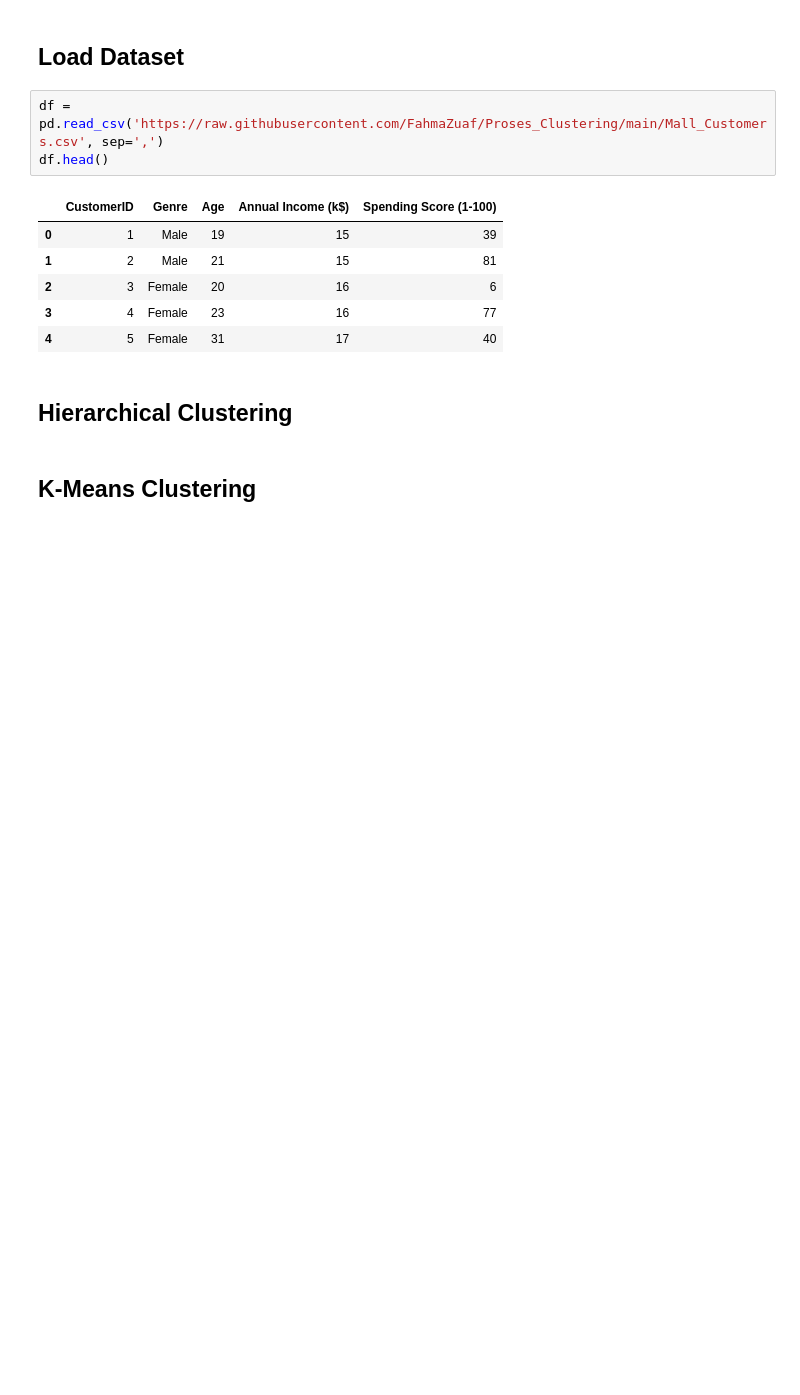
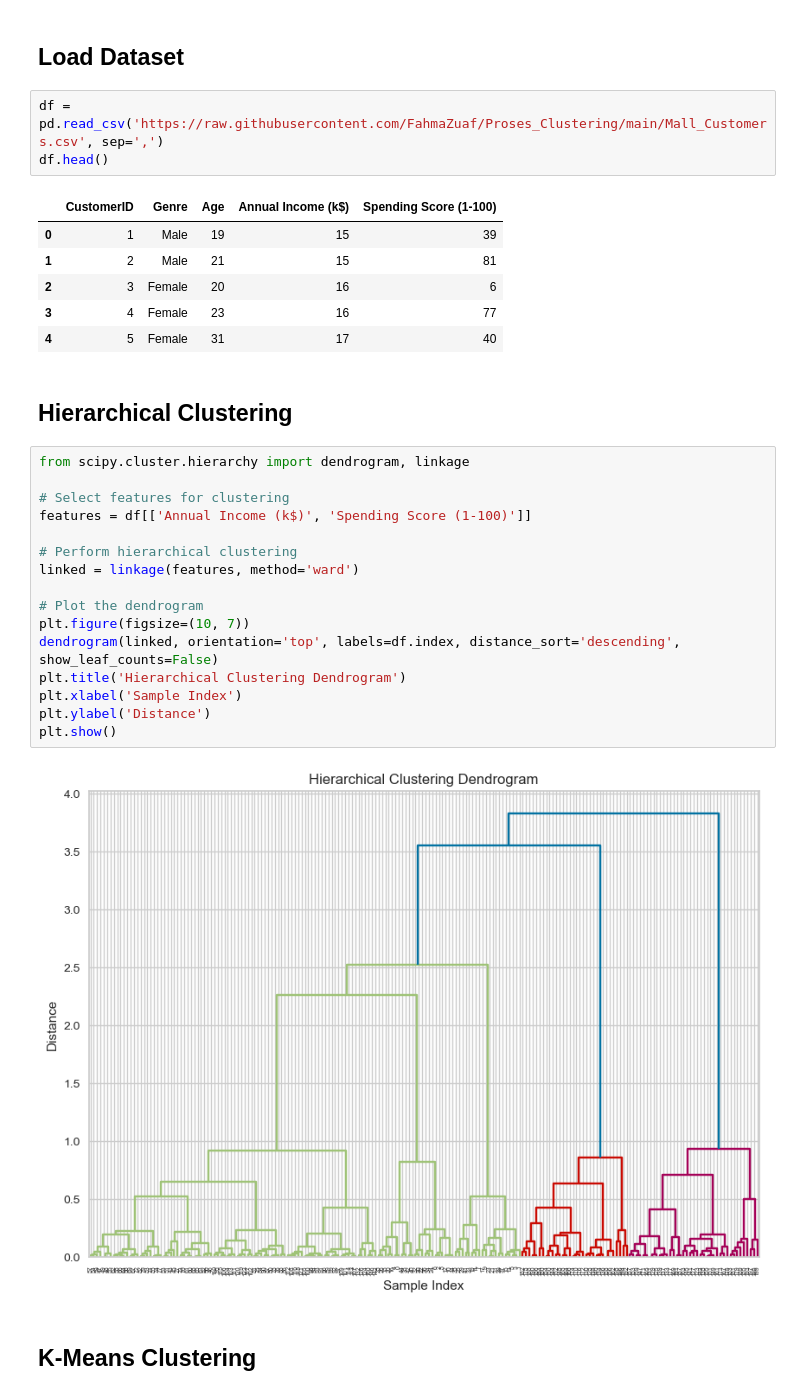
Before and after one commit to FahmaZuaf/Proses_Clustering, a Jupyter notebook: Proses Clustering.ipynb, the cells around one changed output. Cells and saved outputs as stored; diff of their text form; blank space fills up the shorter version.

```diff
--- a/Proses Clustering.ipynb
+++ b/Proses Clustering.ipynb
@@ -31,5 +36,23 @@ df.head()
 | 4 | 5 | Female | 31 | 17 | 40 |
 # %% [markdown]
 ## Hierarchical Clustering
+# %%
+from scipy.cluster.hierarchy import dendrogram, linkage
+
+# Select features for clustering
+features = df[['Annual Income (k$)', 'Spending Score (1-100)']]
+
+# Perform hierarchical clustering
+linked = linkage(features, method='ward')
+
+# Plot the dendrogram
+plt.figure(figsize=(10, 7))
+dendrogram(linked, orientation='top', labels=df.index, distance_sort='descending', show_leaf_counts=False)
+plt.title('Hierarchical Clustering Dendrogram')
+plt.xlabel('Sample Index')
+plt.ylabel('Distance')
+plt.show()
+# %% [output]
+[figure, added]
 # %% [markdown]
 ## K-Means Clustering
```
Also changed, not shown: parts of 8 cells of this notebook.
